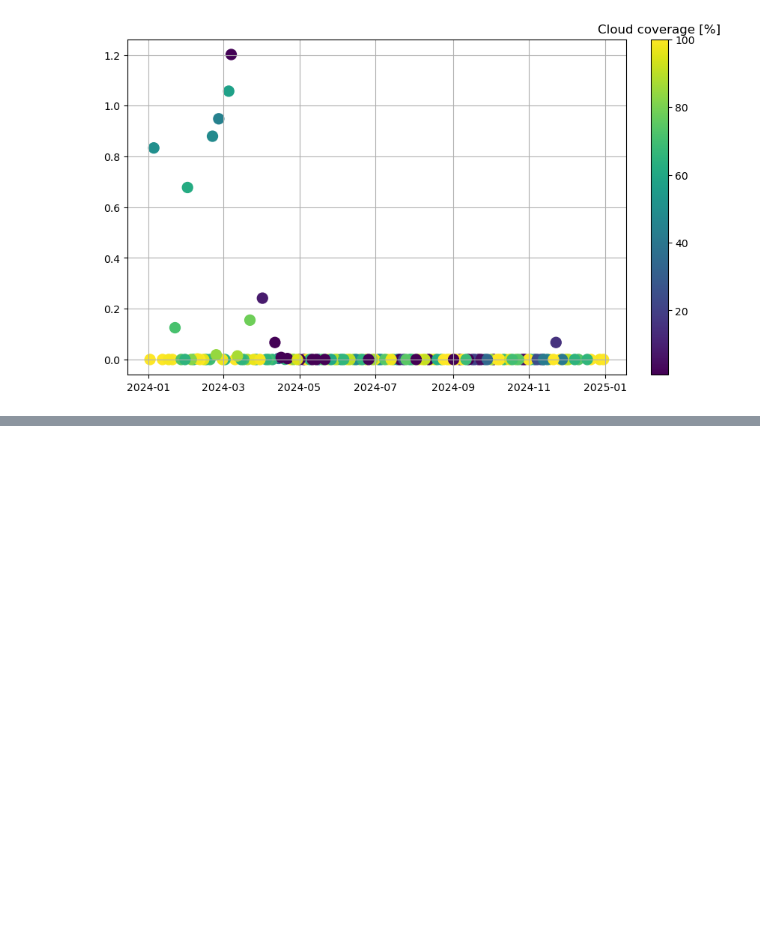
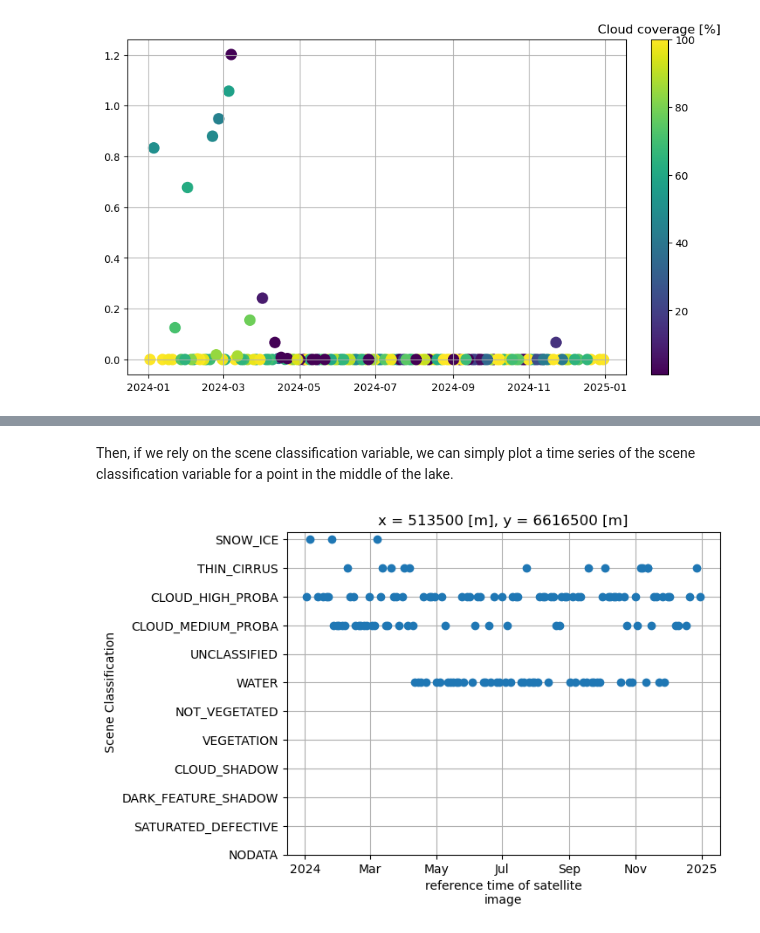
Before and after one commit to NasjonaltBakkeSegment/NBS_tutorials, a Jupyter notebook: notebooks/read_sentinel-2_datacubes.ipynb, the cells around one changed output, grey strips where cells are left out. Cells and saved outputs as stored; diff of their text form; code cells hidden in the pictures; blank space fills up the shorter version.

```diff
--- a/notebooks/read_sentinel-2_datacubes.ipynb
+++ b/notebooks/read_sentinel-2_datacubes.ipynb
@@ -286,0 +292,12 @@ ax.grid()
+# %%
+ds_a_sort=ds_analysis.sortby('time')
+# %% [markdown]
+Then, if we rely on the scene classification variable, we can simply plot a time series of the scene classification variable for a point in the middle of the lake.
+# %%
+fig,ax=plt.subplots()
+ds_a_sort.SCL.isel(x=350,y=350).plot.line(ax=ax,ls='',marker='o')
+ax.set_yticks(np.arange(0,12))
+ax.set_yticklabels(ds_a_sort.SCL.flag_meanings.split(' '))
+ax.grid()
+# %% [output]
+[figure, added]
```
Also changed, not shown: parts of 5 cells of this notebook.
